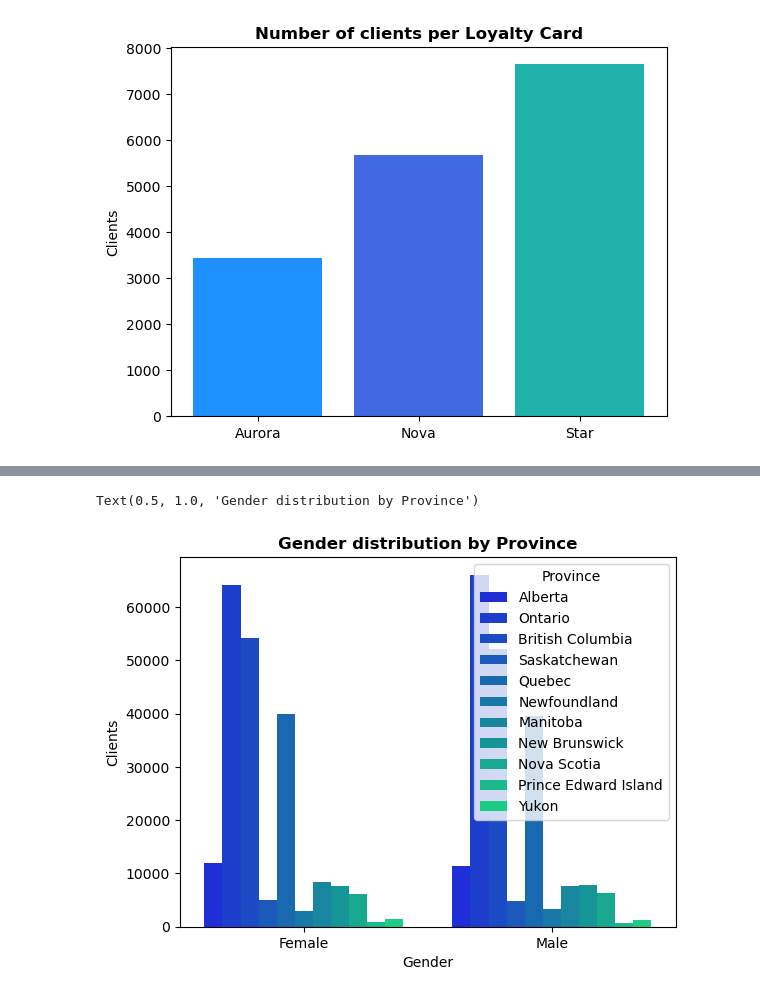
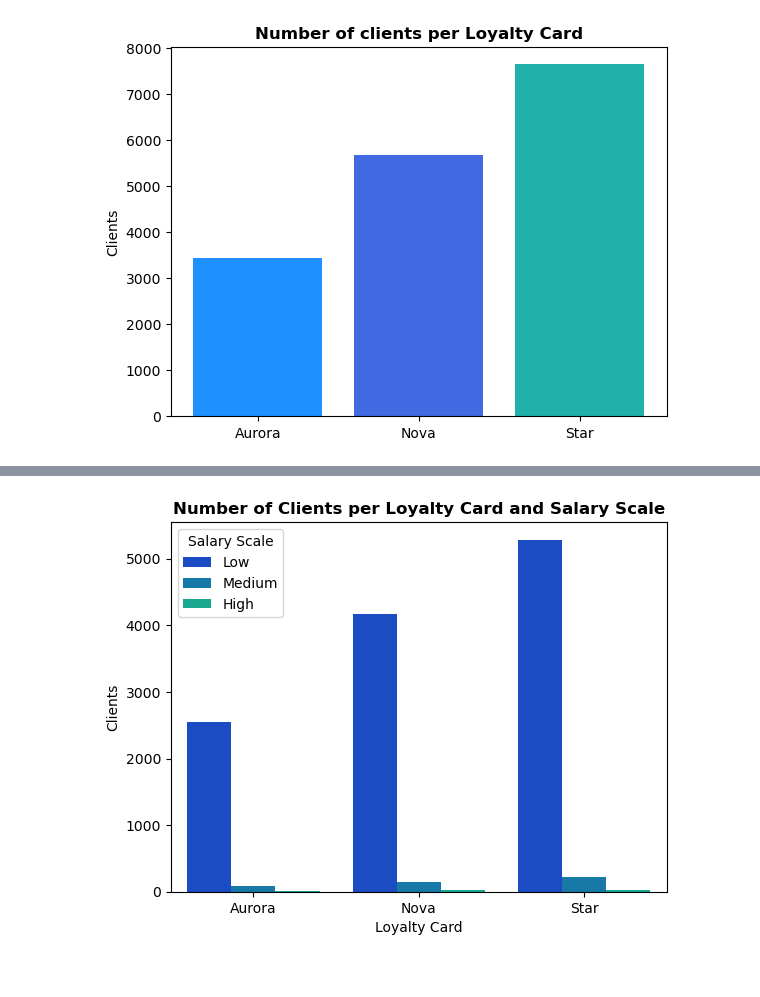
Before and after one commit to Adalab/bda-modulo-3-evaluacion-final-CibiPB, a Jupyter notebook: Notebooks/3. Data Analysis.ipynb, the cells around one changed output, grey strips where cells are left out. Saved outputs shown, nothing was run; the diff lists cells and outputs as text; code cells hidden in the pictures.

```diff
--- a/Notebooks/3. Data Analysis.ipynb
+++ b/Notebooks/3. Data Analysis.ipynb
@@ -210,8 +189,13 @@ plt.show()
-# %%
-sns.countplot(x='Gender', data= df_full, palette='winter', hue='Province')  # PLOT 2 INITIAL DRAFT
-plt.ylabel('Clients')
-plt.title('Gender distribution by Province',fontweight='bold')
-# %% [output]
-Text(0.5, 1.0, 'Gender distribution by Province')
-[figure, removed]
+# %%
+df_lc_salary = df_full.groupby(['Loyalty Card', 'Salary Scale'])['Loyalty Number'].nunique().reset_index()
+
+sns.barplot(data=df_lc_salary, x='Loyalty Card', y='Loyalty Number', hue='Salary Scale', palette='winter')
+
+plt.ylabel('Clients')
+plt.title('Number of Clients per Loyalty Card and Salary Scale', fontweight='bold')
+plt.xticks(rotation=0)
+plt.legend(title='Salary Scale')
+plt.show()
+# %% [output]
+[figure, added]
 # %%
```
Also changed, not shown: parts of 22 cells of this notebook, 2 other files.
